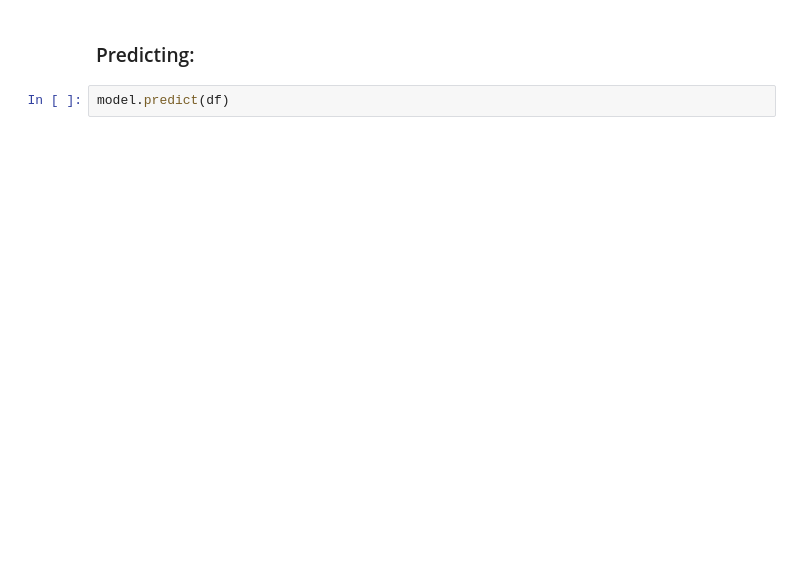
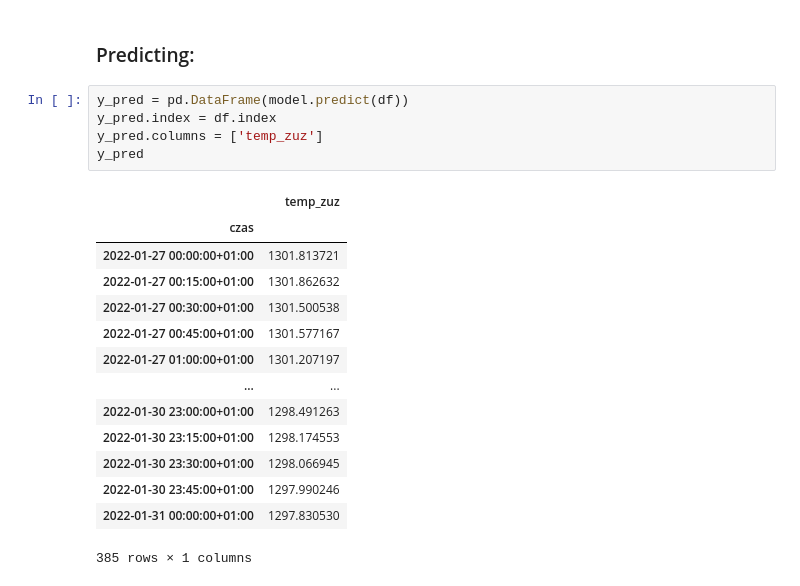
Before and after one commit to falowane-garnki/cuvalley, a Jupyter notebook: load_and_predict/load_and_predict.ipynb, the cells around one changed output. Cells and saved outputs as stored; diff of their text form; blank space fills up the shorter version.

```diff
--- a/load_and_predict/load_and_predict.ipynb
+++ b/load_and_predict/load_and_predict.ipynb
@@ -77,4 +85,22 @@ model = pickle.load(open(filename, 'rb'))
 # %% [markdown]
 ### Predicting:
-# %%
-model.predict(df)
+# %%
+y_pred = pd.DataFrame(model.predict(df))
+y_pred.index = df.index
+y_pred.columns = ['temp_zuz']
+y_pred
+# %% [output]
+|  | temp_zuz |
+| czas |  |
+| 2022-01-27 00:00:00+01:00 | 1301.813721 |
+| 2022-01-27 00:15:00+01:00 | 1301.862632 |
+| 2022-01-27 00:30:00+01:00 | 1301.500538 |
+| 2022-01-27 00:45:00+01:00 | 1301.577167 |
+| 2022-01-27 01:00:00+01:00 | 1301.207197 |
+| ... | ... |
+| 2022-01-30 23:00:00+01:00 | 1298.491263 |
+| 2022-01-30 23:15:00+01:00 | 1298.174553 |
+| 2022-01-30 23:30:00+01:00 | 1298.066945 |
+| 2022-01-30 23:45:00+01:00 | 1297.990246 |
+| 2022-01-31 00:00:00+01:00 | 1297.830530 |
+385 rows × 1 columns
```
Also changed, not shown: parts of 5 cells of this notebook, 3 other files.
